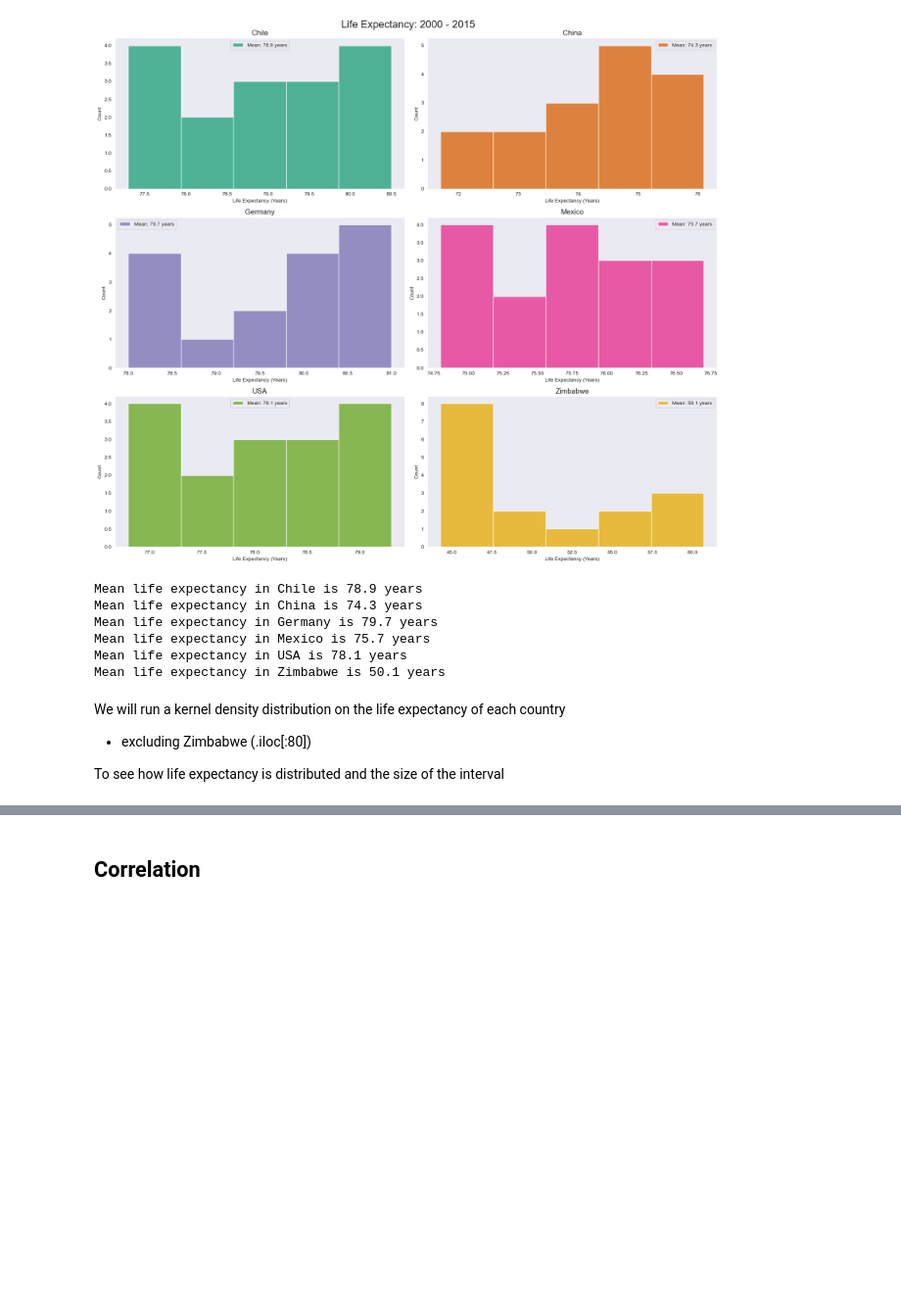
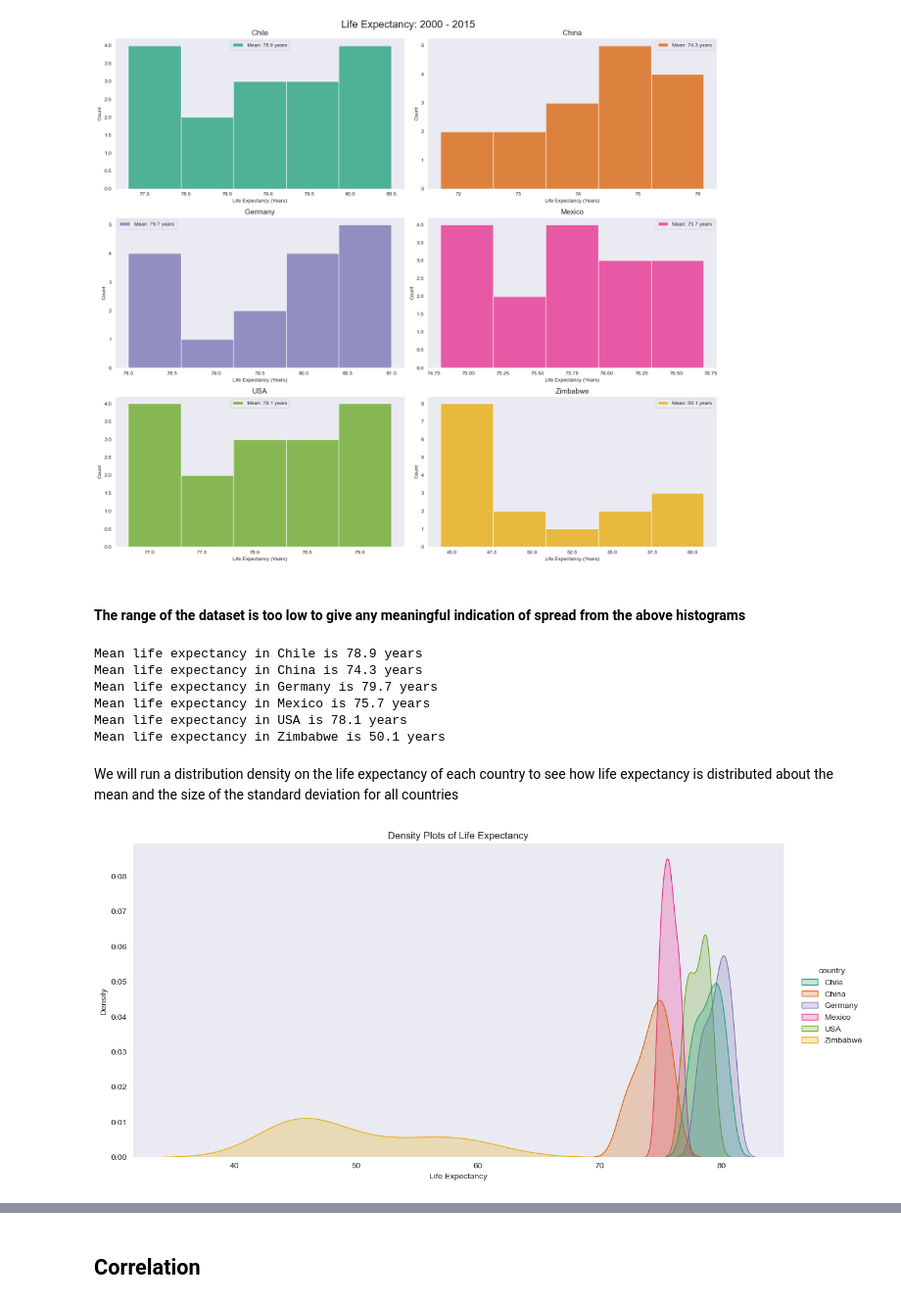
Before and after one commit to pineapple-bois/Life-Expectancy-and-GDP, a Jupyter notebook: life_expectancy_gdp.ipynb, the cells around one changed output, grey strips where cells are left out. Shown at 98% size. Drawn from its saved outputs; the diff is of its cells as text; code cells hidden in the pictures; blank space fills up the shorter version.

```diff
--- a/life_expectancy_gdp.ipynb
+++ b/life_expectancy_gdp.ipynb
@@ -263,6 +263,8 @@ fig.tight_layout()
 plt.show()
 # %% [output]
 [figure]
+# %% [markdown]
+#### The range of the dataset is too low to give any meaningful indication of spread from the above histograms ####
 # %%
 for i in range(len(country_list)):
     country = country_list[i]
@@ -277,7 +279,13 @@ Mean life expectancy in Mexico is 75.7 years
 Mean life expectancy in USA is 78.1 years
 Mean life expectancy in Zimbabwe is 50.1 years
 # %% [markdown]
-We will run a kernel density distribution on the life expectancy of each country
-- excluding Zimbabwe (.iloc[:80])
-
-To see how life expectancy is distributed and the size of the interval
+We will run a distribution density on the life expectancy of each country to see how life expectancy is distributed about the mean and the size of the standard deviation for all countries
+# %%
+sns.displot(data=who_data, x='life_expectancy', hue='country', kind='kde', palette='Dark2', fill=True, height=6, aspect=2)
+plt.title("Density Plots of Life Expectancy")
+plt.xlabel("Life Expectancy")
+plt.ylabel("Density")
+plt.grid(False)
+plt.show()
+# %% [output]
+[figure, added]
```
Also changed, not shown: parts of 9 cells of this notebook.
